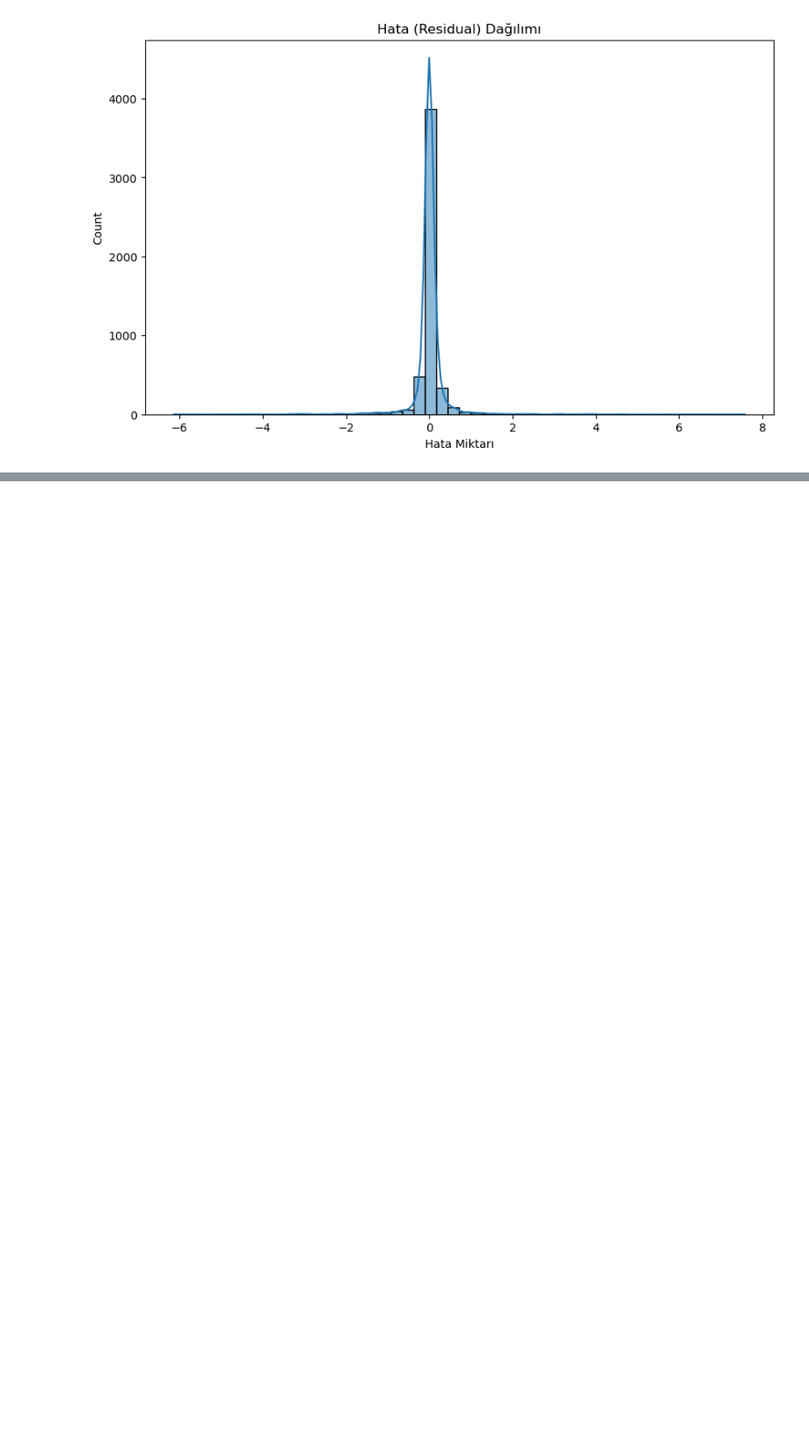
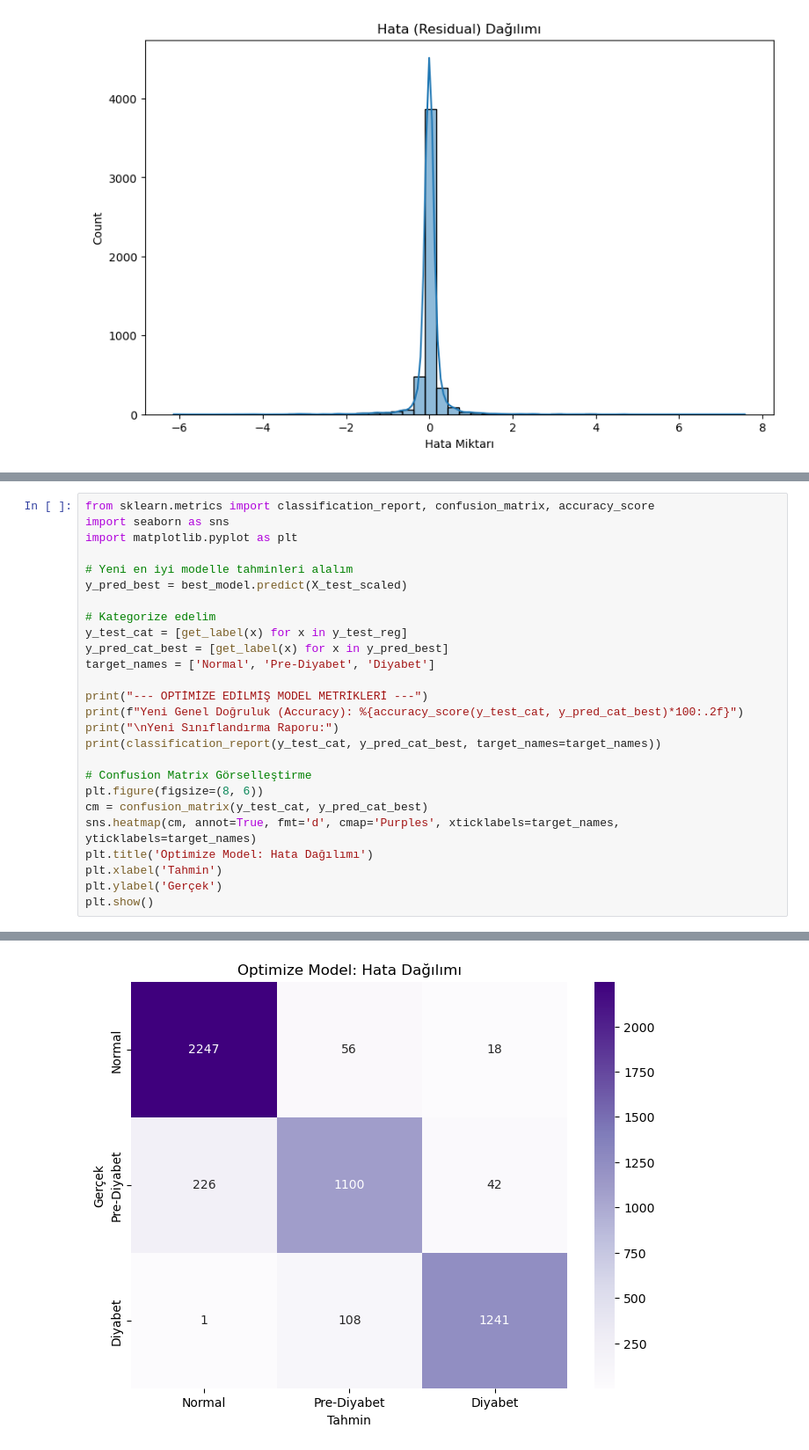
Before and after one commit to alican41/HbA1c-AIDCARE, a Jupyter notebook: hba1c_prediction_model.ipynb, the cells around one changed output, grey strips where cells are left out. Shown at 88% size. Saved outputs shown, nothing was run; the diff lists cells and outputs as text; blank space fills up the shorter version.

```diff
--- a/hba1c_prediction_model.ipynb
+++ b/hba1c_prediction_model.ipynb
@@ -273,0 +395,27 @@ RMSE: 0.4241
+# %%
+from sklearn.metrics import classification_report, confusion_matrix, accuracy_score
+import seaborn as sns
+import matplotlib.pyplot as plt
+
+# Yeni en iyi modelle tahminleri alalım
+y_pred_best = best_model.predict(X_test_scaled)
+
+# Kategorize edelim
+y_test_cat = [get_label(x) for x in y_test_reg]
+y_pred_cat_best = [get_label(x) for x in y_pred_best]
+target_names = ['Normal', 'Pre-Diyabet', 'Diyabet']
+
+print("--- OPTİMİZE EDİLMİŞ MODEL METRİKLERİ ---")
+print(f"Yeni Genel Doğruluk (Accuracy): %{accuracy_score(y_test_cat, y_pred_cat_best)*100:.2f}")
+print("\nYeni Sınıflandırma Raporu:")
+print(classification_report(y_test_cat, y_pred_cat_best, target_names=target_names))
+
+# Confusion Matrix Görselleştirme
+plt.figure(figsize=(8, 6))
+cm = confusion_matrix(y_test_cat, y_pred_cat_best)
+sns.heatmap(cm, annot=True, fmt='d', cmap='Purples', xticklabels=target_names, yticklabels=target_names)
+plt.title('Optimize Model: Hata Dağılımı')
+plt.xlabel('Tahmin')
+plt.ylabel('Gerçek')
+plt.show()
+# %% [output]
@@ -273,0 +435 @@ RMSE: 0.4241
+[figure, added]
```
Also changed, not shown: parts of 8 cells of this notebook, 4 other files.
